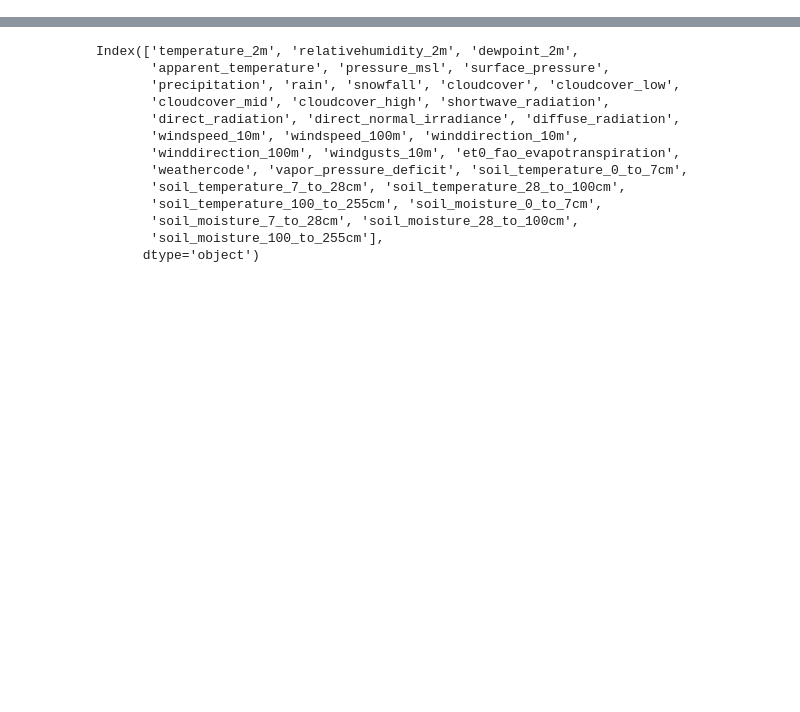
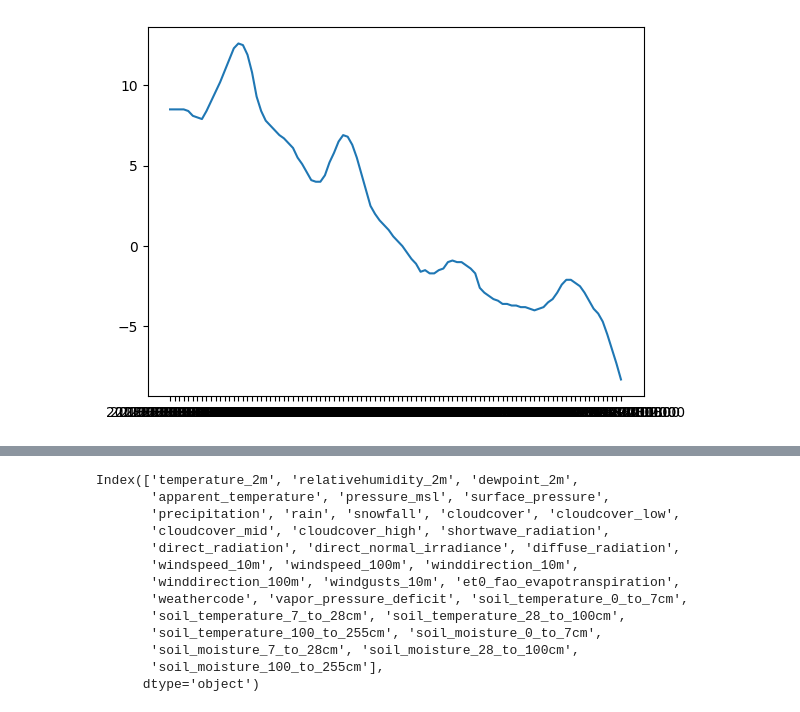
Before and after one commit to sudomarcel/electroprophet, a Jupyter notebook: jonathan-test/fastapi/jonathan-notebook.ipynb, the cells around one changed output, grey strips where cells are left out. Cells and saved outputs as stored; diff of their text form; code cells hidden in the pictures; blank space fills up the shorter version.

```diff
--- a/jonathan-test/fastapi/jonathan-notebook.ipynb
+++ b/jonathan-test/fastapi/jonathan-notebook.ipynb
@@ -1,6 +1,16 @@
 # %%
 import pandas as pd
 import matplotlib.pyplot as plt
+# %%
+def print_data(rows:int):
+    data = 'data/df_amiens_weather.csv'
+    weather_df = pd.read_csv(data, index_col=0)[0:rows]
+    plt.plot(weather_df['temperature_2m'])
+# %%
+#curseur < 500
+print_data(100)
+# %% [output]
+[figure, added]
 # %%
 data = 'data/df_amiens_weather.csv'
 
```
Also changed, not shown: parts of 3 cells of this notebook.
